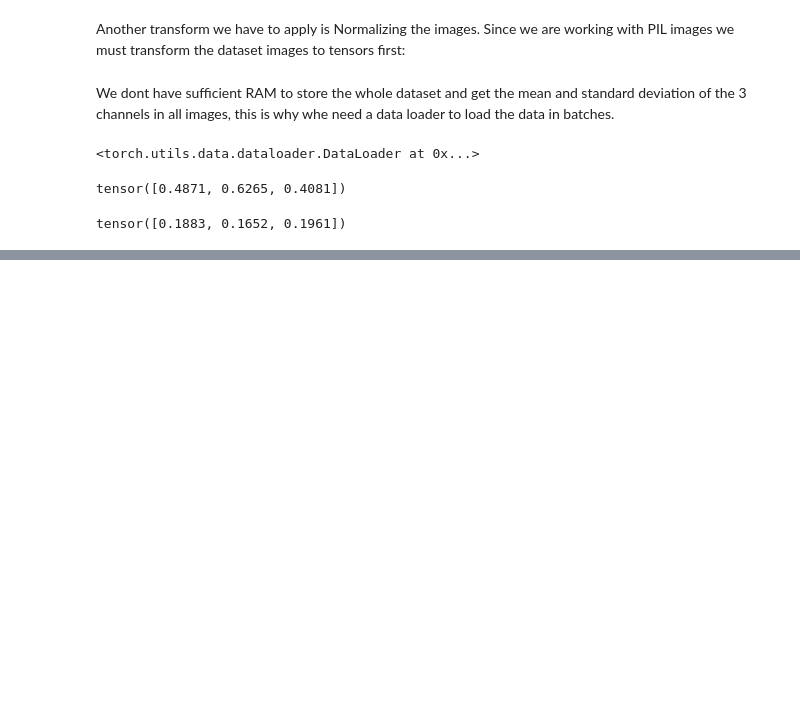
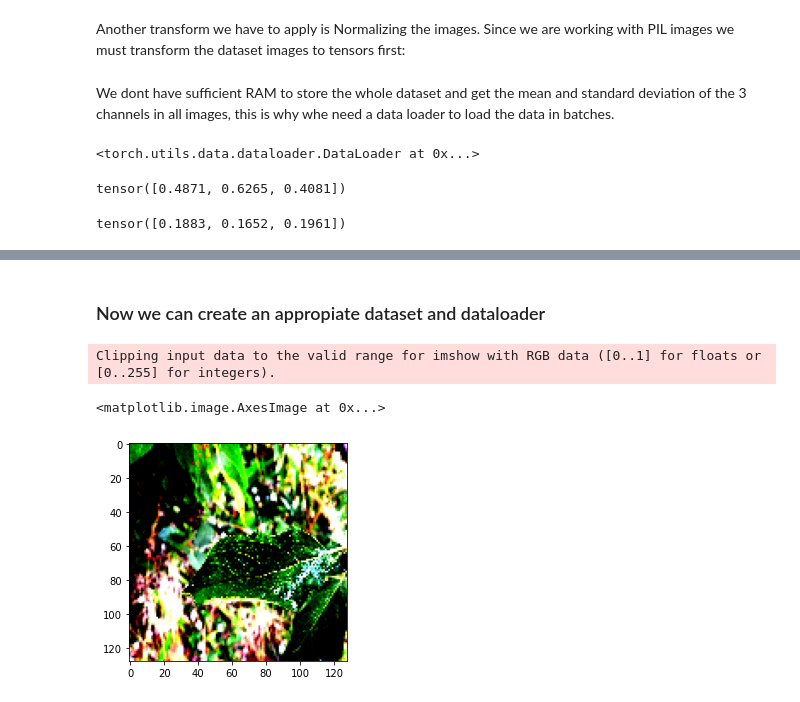
Before and after one commit to arturoruizs/Plant_Pathology_2021, a Jupyter notebook: plant_pathology.ipynb, the cells around one changed output, grey strips where cells are left out. Drawn from its saved outputs; the diff is of its cells as text; code cells hidden in the pictures; blank space fills up the shorter version.

Commit message:
Refactored dataset class

```diff
--- a/plant_pathology.ipynb
+++ b/plant_pathology.ipynb
@@ -323,0 +375,4 @@ tensor([0.1883, 0.1652, 0.1961])
+# %%
+labels_dict = labels.to_dict()
+labels_dict = { labels_dict[k]:k for k in labels_dict}
+labels_dict
@@ -323,0 +392,4 @@ tensor([0.1883, 0.1652, 0.1961])
+# %%
+x = torch.tensor([0,1,2,3,4,5,6,7,8,9,10,11])
+x = F.one_hot(x, num_classes=12)
+x
@@ -323,0 +475,11 @@ tensor([0.1883, 0.1652, 0.1961])
+# %% [markdown]
+### Now we can create an appropiate dataset and dataloader
+# %%
+transform = transforms.Compose(
+    [transforms.ToTensor(),
+     transforms.Resize((128, 128)),
+     transforms.Normalize((0.4871, 0.6265, 0.4081), (0.1883, 0.1652, 0.1961))]
+)
+# %%
+#Dataset
+tensor_plants = PlantPathologyDataset('train.csv','train_images/', transform = transform)
@@ -323,0 +489,8 @@ tensor([0.1883, 0.1652, 0.1961])
+# %%
+image_example = tensor_plants[5][0]
+
+plt.imshow(image_example.permute(1,2,0))
+# %% [output]
+Clipping input data to the valid range for imshow with RGB data ([0..1] for floats or [0..255] for integers).
+<matplotlib.image.AxesImage at 0x...>
+[figure, added]
```
Also changed, not shown: parts of 20 cells of this notebook.
